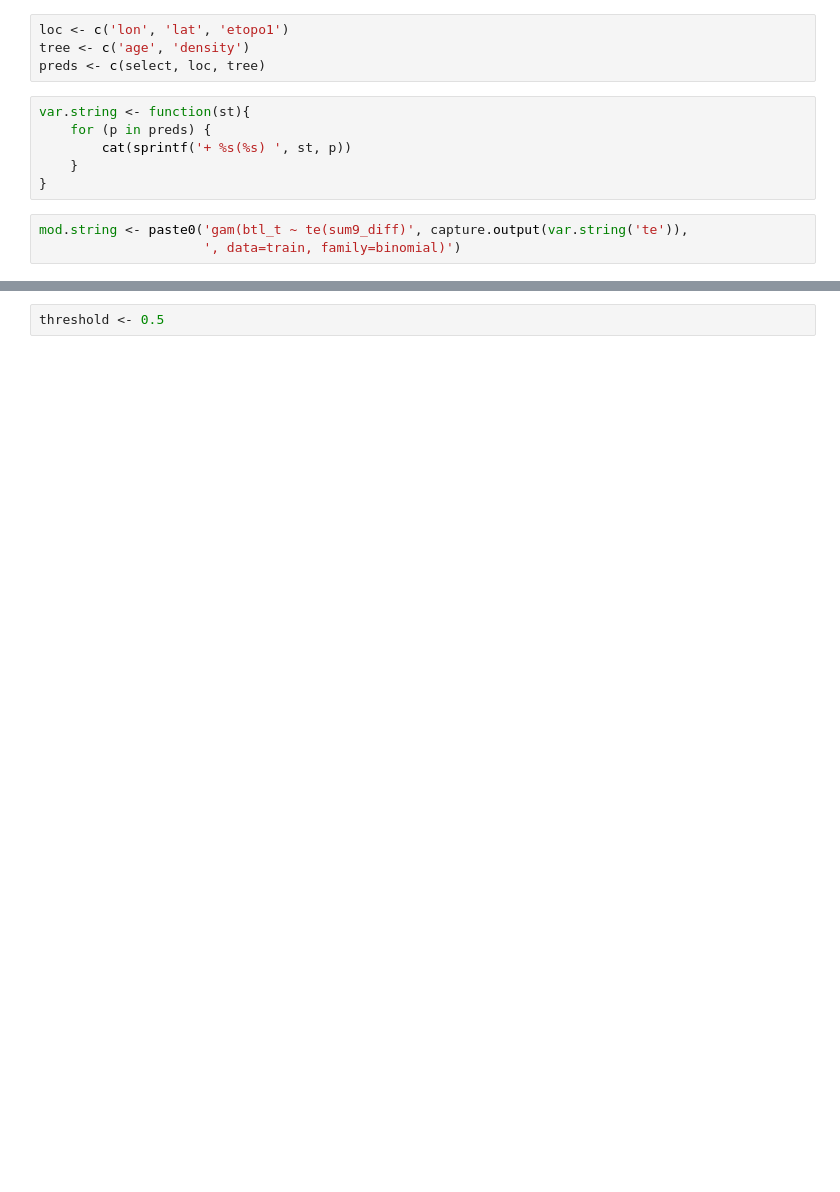
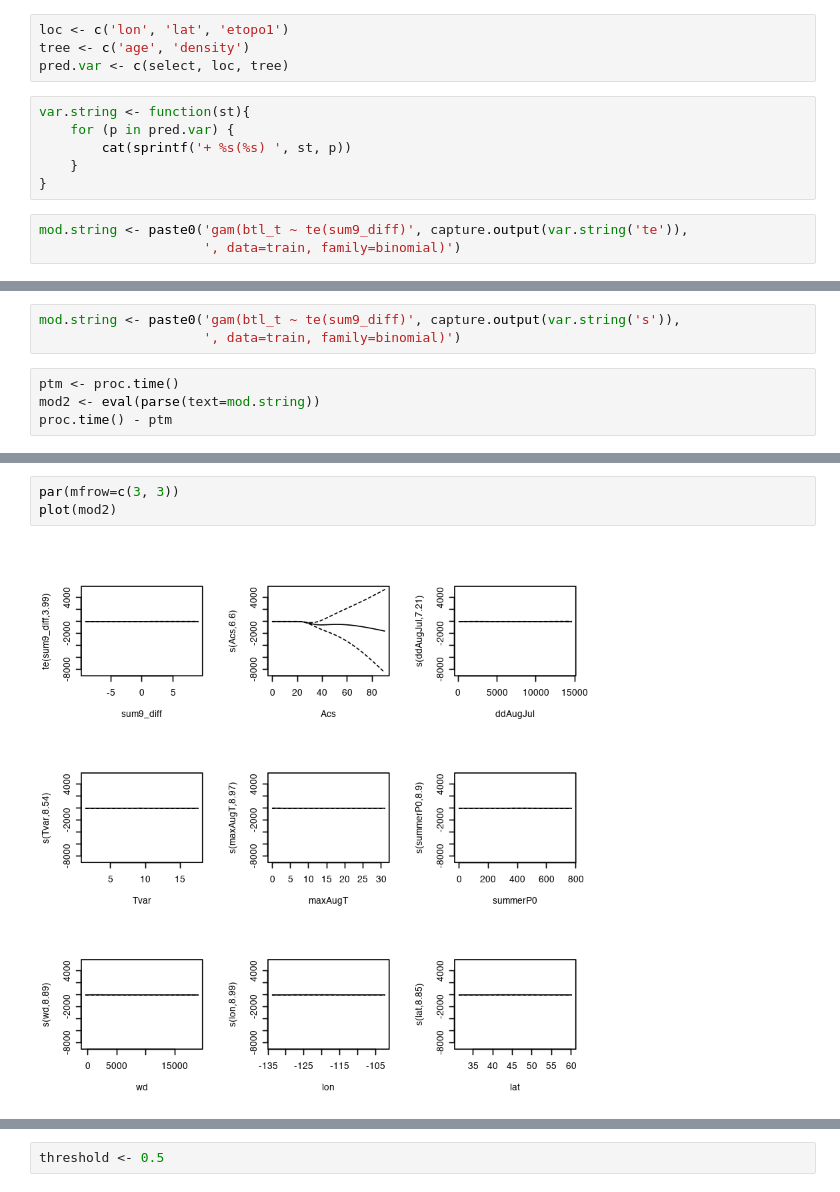
Before and after one commit to dongmeic/SDM, a Jupyter notebook: R/variable_selection.ipynb, the cells around one changed output, grey strips where cells are left out. Saved outputs shown, nothing was run; the diff lists cells and outputs as text; blank space fills up the shorter version.

Commit message:
variable selection

```diff
--- a/R/variable_selection.ipynb
+++ b/R/variable_selection.ipynb
@@ -181,10 +181,10 @@ wd        0   0        0    0       0
 # %%
 loc <- c('lon', 'lat', 'etopo1')
 tree <- c('age', 'density')
-preds <- c(select, loc, tree)
+pred.var <- c(select, loc, tree)
 # %%
 var.string <- function(st){
-    for (p in preds) {
+    for (p in pred.var) {
         cat(sprintf('+ %s(%s) ', st, p))
     }
 }
@@ -199,0 +208,7 @@ cat('Elapsed time:', stop - start, 's\n')
+# %%
+mod.string <- paste0('gam(btl_t ~ te(sum9_diff)', capture.output(var.string('s')),
+                     ', data=train, family=binomial)')
+# %%
+ptm <- proc.time()
+mod2 <- eval(parse(text=mod.string))
+proc.time() - ptm
@@ -199,0 +218,5 @@ cat('Elapsed time:', stop - start, 's\n')
+# %%
+par(mfrow=c(3, 3))
+plot(mod2)
+# %% [output]
+[figure, added]
```
Also changed, not shown: parts of 22 cells of this notebook.
